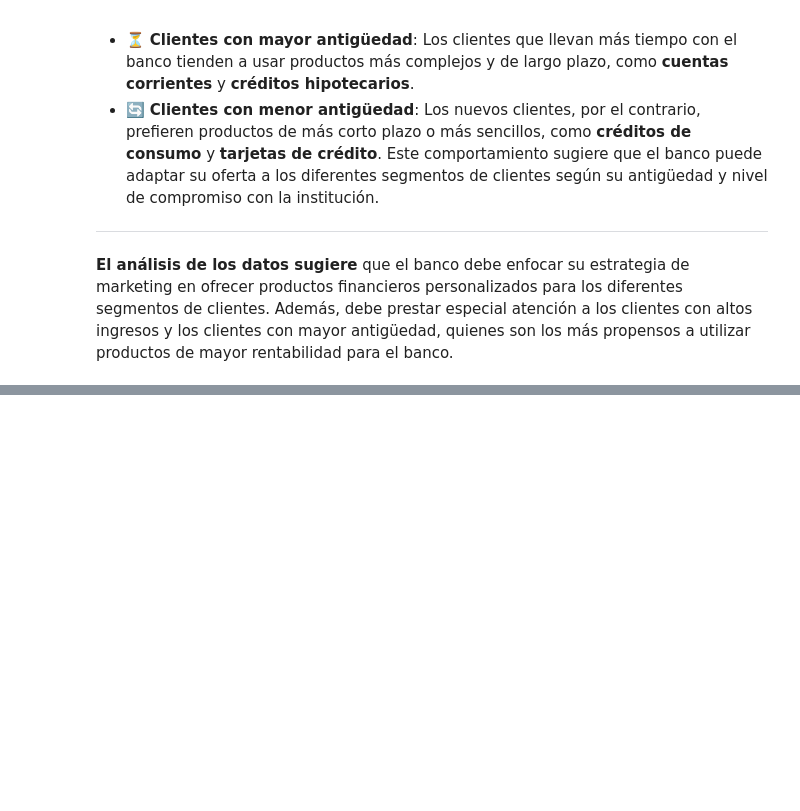
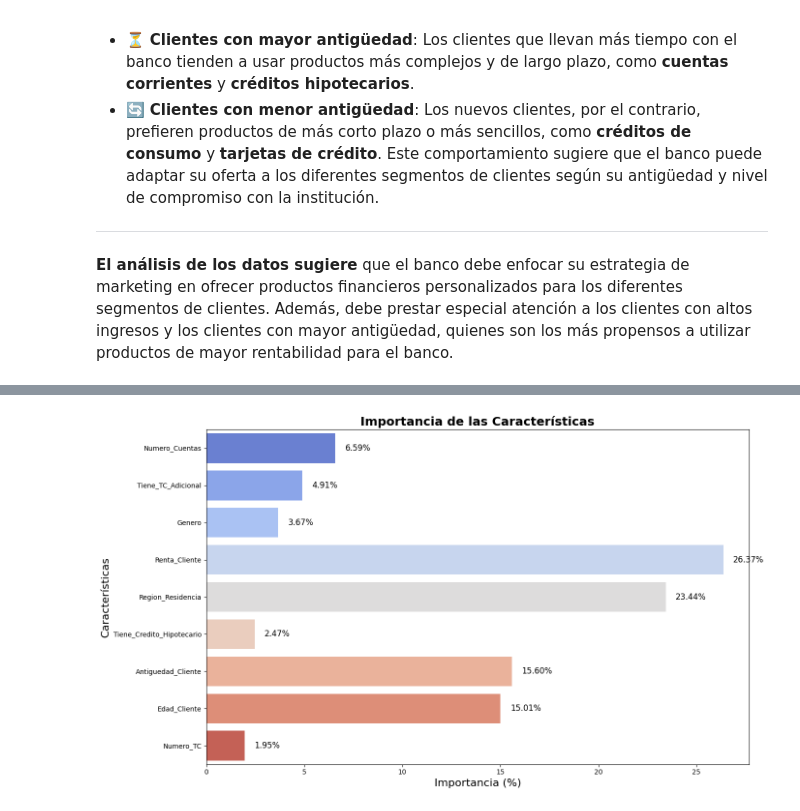
Before and after one commit to jpfuentesv89/TransversalMachineLearning, a Jupyter notebook: MonopolyDormammu.ipynb, the cells around one changed output, grey strips where cells are left out. Cells and saved outputs as stored; diff of their text form; code cells hidden in the pictures; blank space fills up the shorter version.

```diff
--- a/MonopolyDormammu.ipynb
+++ b/MonopolyDormammu.ipynb
@@ -747,0 +817,8 @@ df_filtered = df_prod[(df_prod['Renta_Cliente'] >= lower_bound) & (df_prod['Rent
+# %%
+# Definir y entrenar los modelos de regresión
+modelos_regresion = {
+    "Regresión Lineal": LinearRegression(),
+    "Ridge Regression": Ridge(alpha=1.0),
+    "Random Forest Regressor": RandomForestRegressor(n_estimators=100, random_state=42),
+    "Gradient Boosting Regressor": GradientBoostingRegressor(n_estimators=100, learning_rate=0.1, random_state=42)
+}
@@ -747,0 +850,10 @@ df_filtered = df_prod[(df_prod['Renta_Cliente'] >= lower_bound) & (df_prod['Rent
+# %%
+# Usar el Random Forest Regressor para mostrar la importancia de las características
+importances = modelos_regresion["Random Forest Regressor"].feature_importances_
+importances_percentage = (importances * 100).round(2)
+# %%
+# Crear un DataFrame para mostrar la importancia
+feature_importance = pd.DataFrame({
+    'Característica': X.columns,
+    'Importancia (%)': importances_percentage.astype(str) + '%'
+}).sort_values(by='Importancia (%)', ascending=False)
@@ -747,0 +876,33 @@ df_filtered = df_prod[(df_prod['Renta_Cliente'] >= lower_bound) & (df_prod['Rent
+# %%
+
+# Ordenar los datos de forma descendente por 'Importancia (%)'
+feature_importance_sorted = feature_importance.sort_values(by='Importancia (%)', ascending=False)
+
+# Convertir la columna 'Importancia (%)' a float para agregar etiquetas correctamente
+feature_importance_sorted['Importancia_float'] = feature_importance_sorted['Importancia (%)'].str.rstrip('%').astype('float')
+
+# Gráfico de barras
+plt.figure(figsize=(14, 8))
+barplot = sns.barplot(
+    x='Importancia_float',
+    y='Característica',
+    data=feature_importance_sorted,
+    palette='coolwarm',  # Cambiar a una paleta más contrastante
+    hue='Característica',  # Asignar la característica al hue para evitar la advertencia
+    dodge=False,
+    legend=False
+)
+
+# Agregar etiquetas en cada barra
+for index, value in enumerate(feature_importance_sorted['Importancia_float']):
+    plt.text(value + 0.5, index, f"{value:.2f}%", color='black', va='center', fontsize=12)
+
+# Ajustar el título y etiquetas
+plt.title('Importancia de las Características', fontsize=18, fontweight='bold')
+plt.xlabel('Importancia (%)', fontsize=16)
+plt.ylabel('Características', fontsize=16)
+
+plt.tight_layout()
+plt.show()
+# %% [output]
+[figure, added]
```
Also changed, not shown: parts of 17 cells of this notebook.
